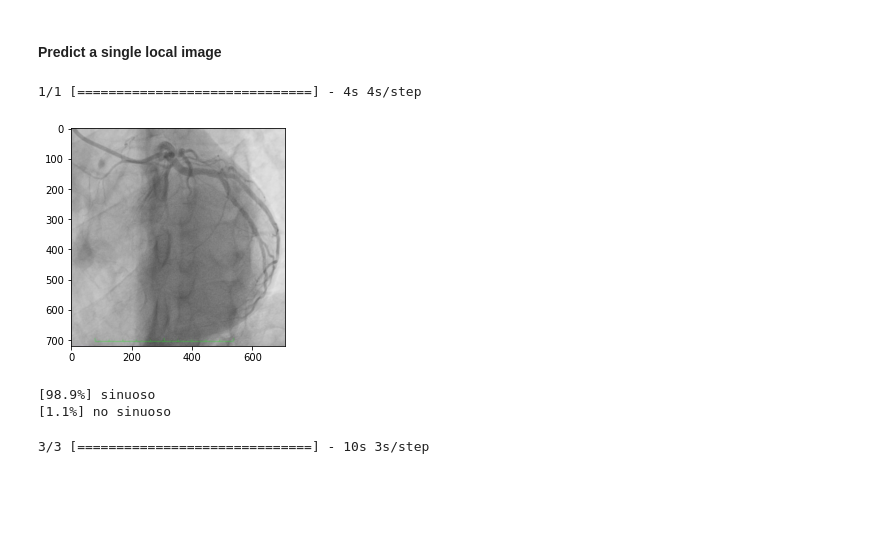
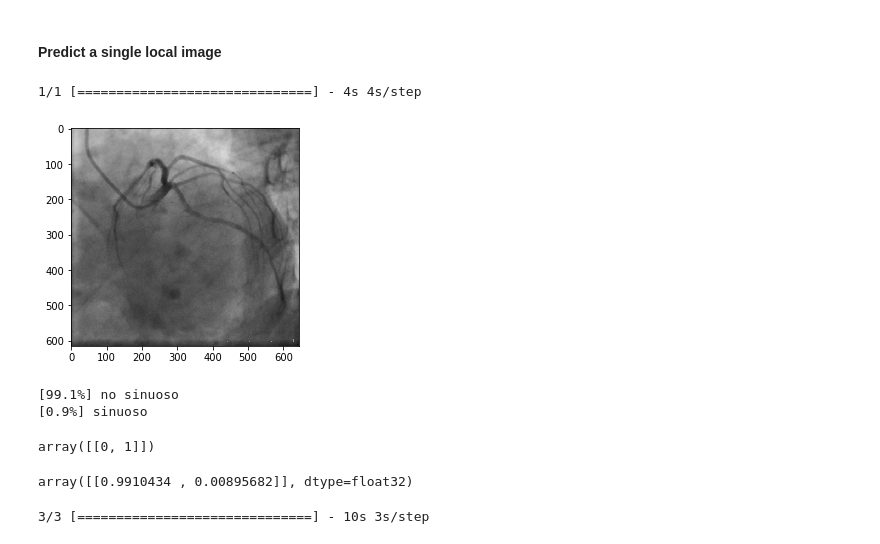
Before and after one commit to MiriamCobo/CoronaryArteries, a Jupyter notebook: notebooks/3.0-Computing_predictions.ipynb, the cells around one changed output. Drawn from its saved outputs; the diff is of its cells as text; code cells hidden in the pictures; blank space fills up the shorter version.

```diff
--- a/notebooks/3.0-Computing_predictions.ipynb
+++ b/notebooks/3.0-Computing_predictions.ipynb
@@ -81,19 +93,27 @@ Loading test data...
 #### Predict a single local image
 # %%
 # FILEPATH = r"C:\Users\Miriam\Desktop\9221_45.jpg" # no se pueden leer archivos desde local en la maquina virtual, hay que subirlos aqui
-FILEPATH = '/srv/datos/ENVIO_OFICIAL/TORTUOSOS_OFICIAL/P5725/P5725_SPIDER_s.jpg'
+FILEPATH = '/srv/datos/ENVIO_DEFINITIVO/NO_TORTUOSOS_OFICIAL/8231/8231_SPIDER_n.png'
 
 pred_lab, pred_prob = predict(model, FILEPATH, conf, top_K=TOP_K)#, filemode='local')
 
 plt.imshow(load_image(FILEPATH))#, filemode='local'))
 plt.show()
 for j in range(pred_lab.shape[1]):
     print('[{:.1f}%] {}'.format(pred_prob[0, j] * 100, class_names[pred_lab[0, j]]))
 # %% [output]
 1/1 [==============================] - 4s 4s/step
-[figure, old version]
+[figure, new version]
-[98.9%] sinuoso
-[1.1%] no sinuoso
+[99.1%] no sinuoso
+[0.9%] sinuoso
+# %%
+pred_lab
+# %% [output]
+array([[0, 1]])
+# %%
+pred_prob
+# %% [output]
+array([[0.9910434 , 0.00895682]], dtype=float32)
 # %%
 FILEPATHS = ['/srv/datos/ENVIO_OFICIAL/NO_TORTUOSOS_OFICIAL/10298/10298_SPIDER_n.jpg',
              '/srv/datos/ENVIO_OFICIAL/NO_TORTUOSOS_OFICIAL/7994/7994_SPIDER_n.jpg',
```
Also changed, not shown: parts of 1 cell of this notebook, 2 other files.
